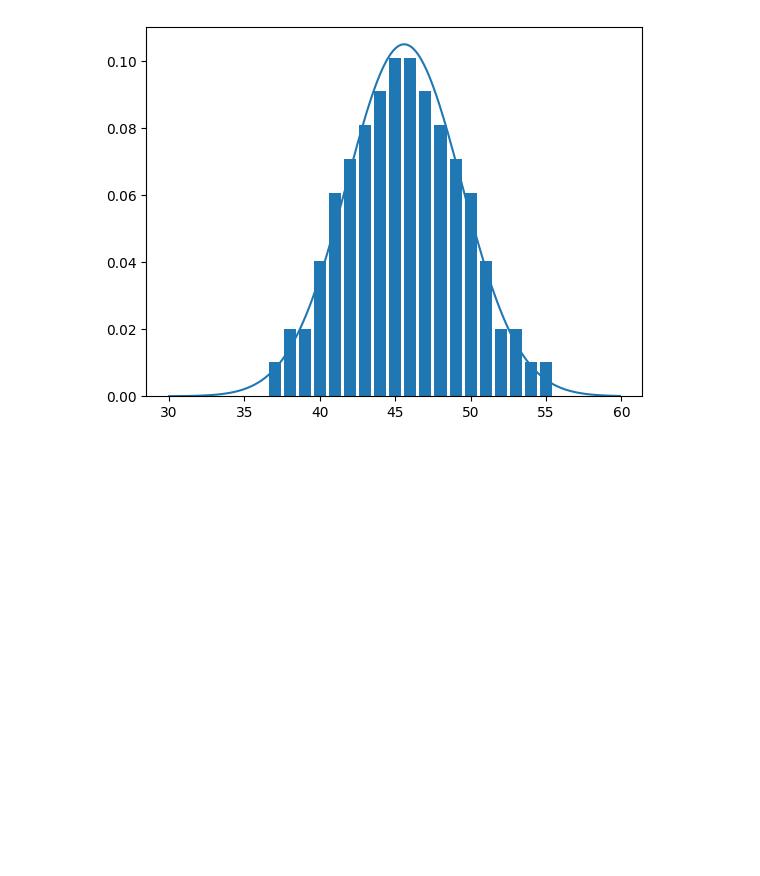
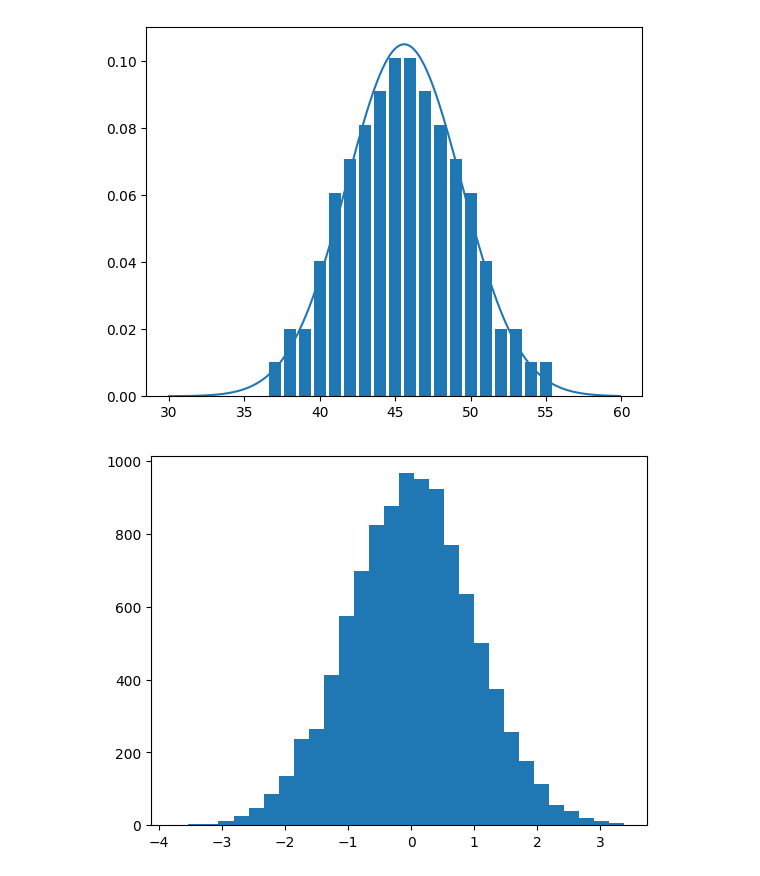
Before and after one commit to jadiazm/Probability_and_Statistics, a Jupyter notebook: Binomial.ipynb, the cells around one changed output. Drawn from its saved outputs; the diff is of its cells as text; code cells hidden in the pictures; blank space fills up the shorter version.

```diff
--- a/Binomial.ipynb
+++ b/Binomial.ipynb
@@ -130,0 +134,6 @@ plt.show()
+# %%
+sample = normal(size=10000) # generador
+plt.hist(sample, bins=30)
+plt.show()
+# %% [output]
+[figure, added]
```
Also changed, not shown: parts of 7 cells of this notebook, 1 other file.
